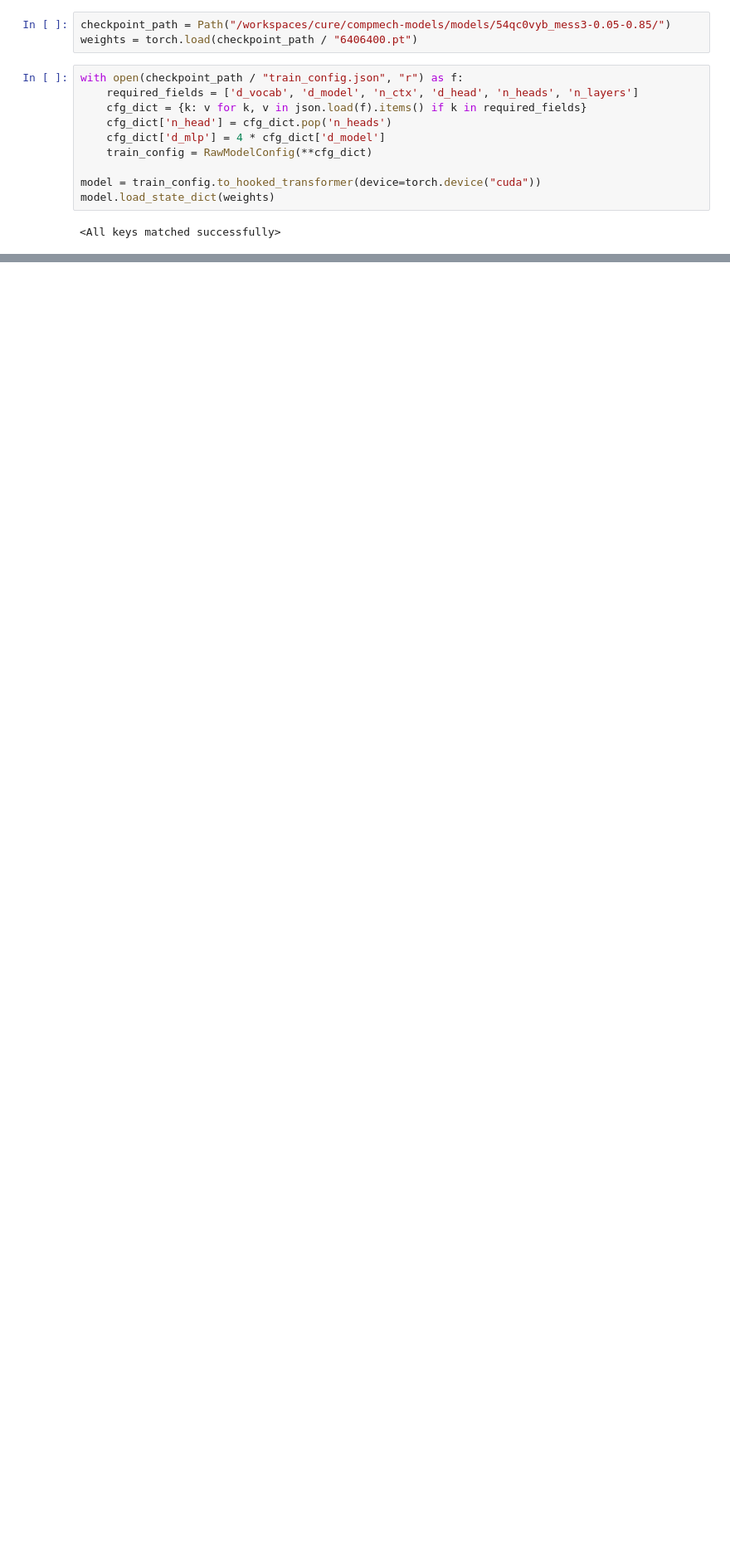
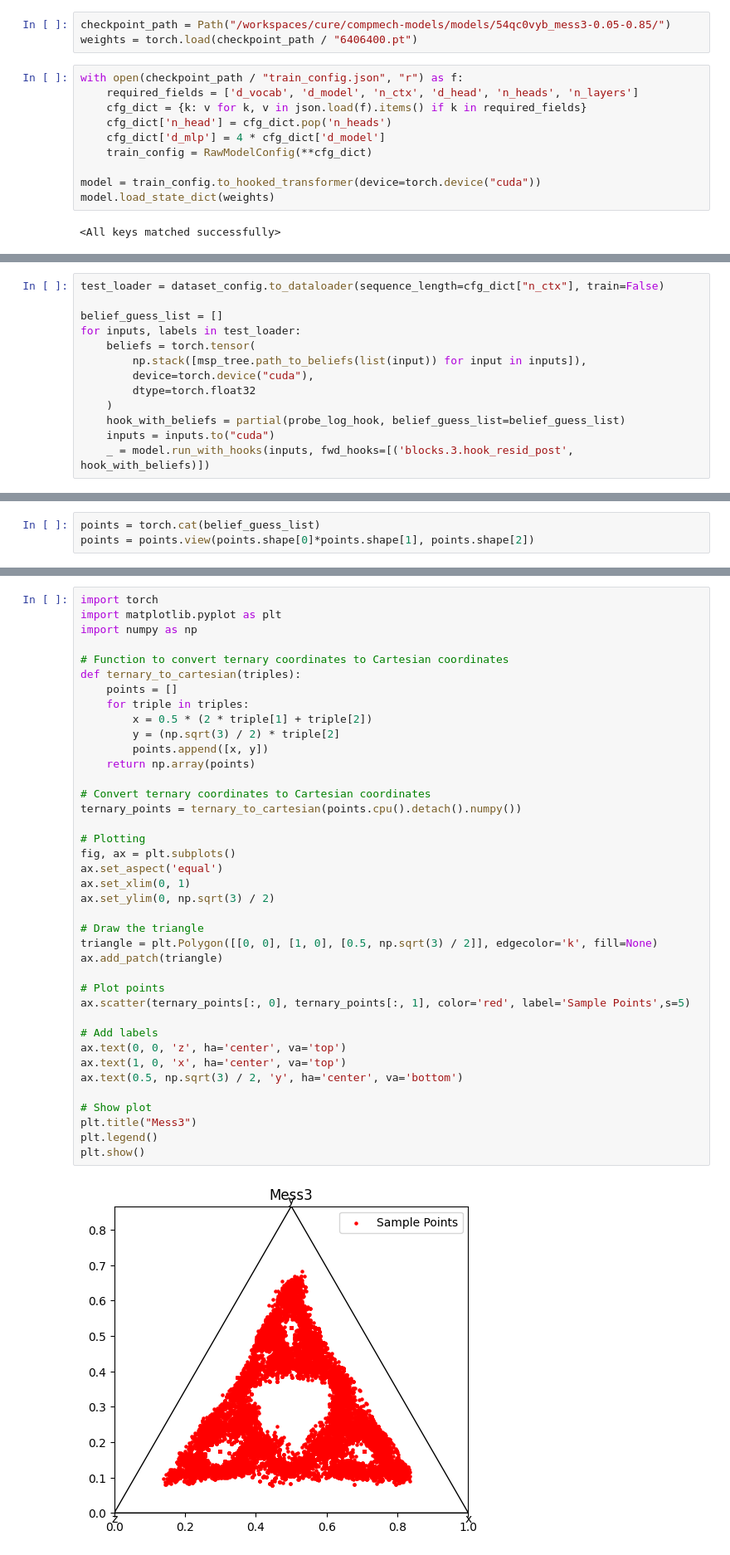
Before and after one commit to dylanbowman314/compmech-bowman-lu, a Jupyter notebook: reproduce_mess3_results.ipynb, the cells around one changed output, grey strips where cells are left out. Shown at 83% size. Cells and saved outputs as stored; diff of their text form; blank space fills up the shorter version.

```diff
--- a/reproduce_mess3_results.ipynb
+++ b/reproduce_mess3_results.ipynb
@@ -55,0 +99,13 @@ tensor([[[-0.5166,  0.8183, -0.4697],
+# %%
+test_loader = dataset_config.to_dataloader(sequence_length=cfg_dict["n_ctx"], train=False)
+
+belief_guess_list = []
+for inputs, labels in test_loader:
+    beliefs = torch.tensor(
+        np.stack([msp_tree.path_to_beliefs(list(input)) for input in inputs]),
+        device=torch.device("cuda"),
+        dtype=torch.float32
+    )
+    hook_with_beliefs = partial(probe_log_hook, belief_guess_list=belief_guess_list)
+    inputs = inputs.to("cuda")
+    _ = model.run_with_hooks(inputs, fwd_hooks=[('blocks.3.hook_resid_post', hook_with_beliefs)])
@@ -55,0 +116,3 @@ tensor([[[-0.5166,  0.8183, -0.4697],
+# %%
+points = torch.cat(belief_guess_list)
+points = points.view(points.shape[0]*points.shape[1], points.shape[2])
@@ -55,0 +123,41 @@ tensor([[[-0.5166,  0.8183, -0.4697],
+# %%
+import torch
+import matplotlib.pyplot as plt
+import numpy as np
+
+# Function to convert ternary coordinates to Cartesian coordinates
+def ternary_to_cartesian(triples):
+    points = []
+    for triple in triples:
+        x = 0.5 * (2 * triple[1] + triple[2])
+        y = (np.sqrt(3) / 2) * triple[2]
+        points.append([x, y])
+    return np.array(points)
+
+# Convert ternary coordinates to Cartesian coordinates
+ternary_points = ternary_to_cartesian(points.cpu().detach().numpy())
+
+# Plotting
+fig, ax = plt.subplots()
+ax.set_aspect('equal')
+ax.set_xlim(0, 1)
+ax.set_ylim(0, np.sqrt(3) / 2)
+
+# Draw the triangle
+triangle = plt.Polygon([[0, 0], [1, 0], [0.5, np.sqrt(3) / 2]], edgecolor='k', fill=None)
+ax.add_patch(triangle)
+
+# Plot points
+ax.scatter(ternary_points[:, 0], ternary_points[:, 1], color='red', label='Sample Points',s=5)
+
+# Add labels
+ax.text(0, 0, 'z', ha='center', va='top')
+ax.text(1, 0, 'x', ha='center', va='top')
+ax.text(0.5, np.sqrt(3) / 2, 'y', ha='center', va='bottom')
+
+# Show plot
+plt.title("Mess3")
+plt.legend()
+plt.show()
+# %% [output]
+[figure, added]
```
Also changed, not shown: parts of 10 cells of this notebook.
